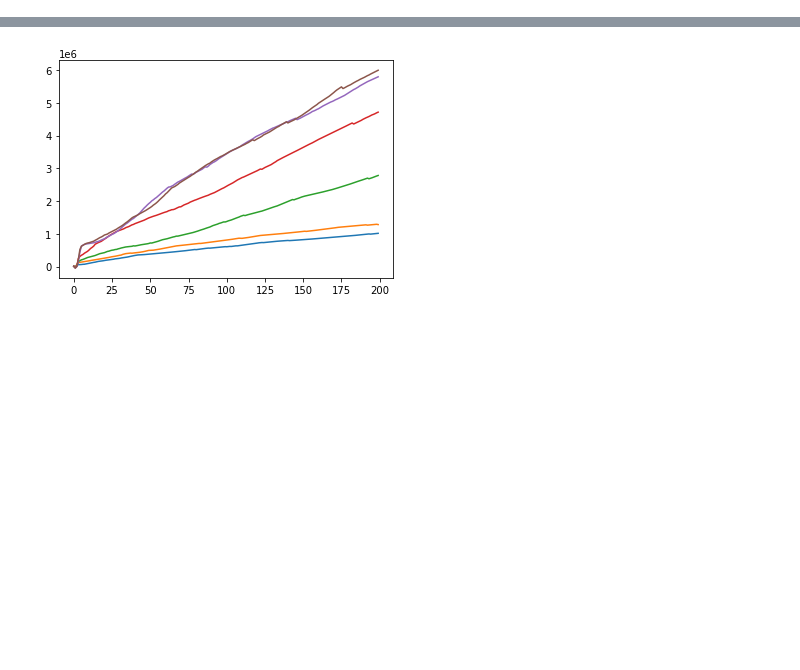
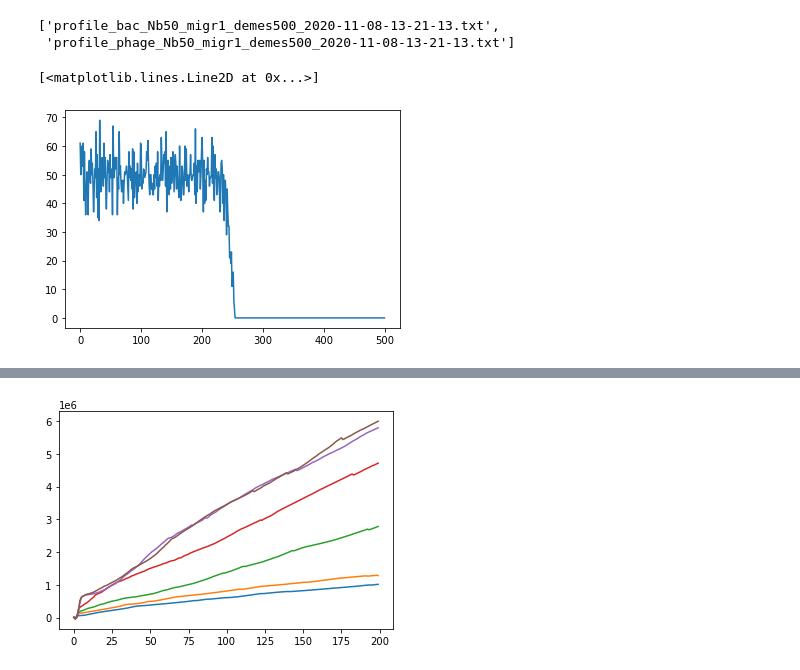
Before and after one commit to nkrishnan94/phage-abm, a Jupyter notebook: viz.ipynb, the cells around one changed output, grey strips where cells are left out. Cells and saved outputs as stored; diff of their text form; code cells hidden in the pictures; blank space fills up the shorter version.

```diff
--- a/viz.ipynb
+++ b/viz.ipynb
@@ -4,3 +4,19 @@ import glob
 import os
 import matplotlib.pyplot as plt
 from sklearn.linear_model import LinearRegression
+# %%
+files = glob.glob('profile*.txt')
+# %%
+files
+# %% [output]
+['profile_bac_Nb50_migr1_demes500_2020-11-08-13-21-13.txt',
+ 'profile_phage_Nb50_migr1_demes500_2020-11-08-13-21-13.txt']
+# %%
+hi = np.loadtxt(files[0
+                     ], delimiter =" ")
+hi1 = np.loadtxt(files[1], delimiter =" ")
+# %%
+plt.plot(np.sum(hi1[:,1:],axis=1))
+# %% [output]
+[<matplotlib.lines.Line2D at 0x...>]
+[figure, added]
```
Also changed, not shown: parts of 4 cells of this notebook, 6 other files.
